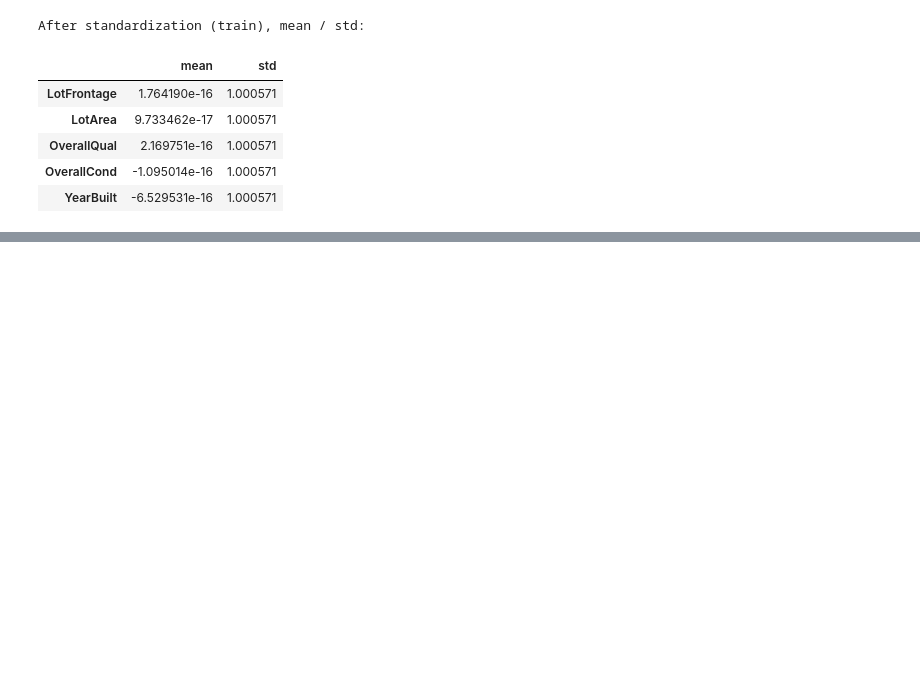
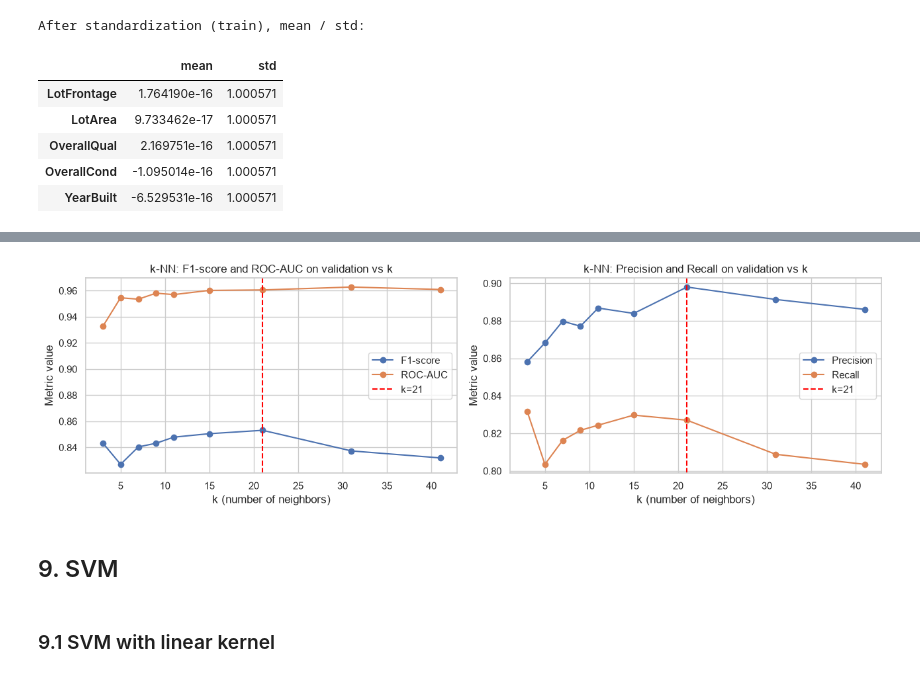
Before and after one commit to anuri-el/Machine-Learning-Technologies, a Jupyter notebook: classification.ipynb, the cells around one changed output, grey strips where cells are left out. Cells and saved outputs as stored; diff of their text form; code cells hidden in the pictures; blank space fills up the shorter version.

```diff
--- a/classification.ipynb
+++ b/classification.ipynb
@@ -293,0 +354,15 @@ After standardization (train), mean / std:
+# %%
+k_values = [3, 5, 7, 9, 11, 15, 21, 31, 41]
+
+knn_results = []
+knn_models = {}
+for k in k_values:
+    model = KNeighborsClassifier(n_neighbors=k)
+    model.fit(X_train_final, y_train_final)
+    knn_models[k] = model
+    m, _, _, _ = evaluate_classifier(model, X_val_final, y_val_final)
+    m['k'] = k
+    knn_results.append(m)
+
+knn_results_df = pd.DataFrame(knn_results)[['k', 'Precision', 'Recall', 'F1-score', 'ROC-AUC', 'Accuracy']]
+knn_results_df
@@ -293,0 +380,7 @@ After standardization (train), mean / std:
+# %%
+best_k = int(knn_results_df.loc[knn_results_df['F1-score'].idxmax(), 'k'])
+print(f"Selected (best by F1-score on validation) value of k: {best_k}")
+
+knn_best = knn_models[best_k]
+knn_val_metrics, knn_val_cm, knn_val_pred, knn_val_proba = evaluate_classifier(knn_best, X_val_final, y_val_final)
+pd.Series(knn_val_metrics).to_frame('validation')
@@ -293,0 +395,27 @@ After standardization (train), mean / std:
+# %%
+fig, axes = plt.subplots(1, 2, figsize=(13, 4))
+axes[0].plot(knn_results_df['k'], knn_results_df['F1-score'], marker='o', label='F1-score')
+axes[0].plot(knn_results_df['k'], knn_results_df['ROC-AUC'], marker='o', label='ROC-AUC')
+axes[0].axvline(best_k, color='red', linestyle='--', label=f'k={best_k}')
+axes[0].set_xlabel('k (number of neighbors)')
+axes[0].set_ylabel('Metric value')
+axes[0].set_title('k-NN: F1-score and ROC-AUC on validation vs k')
+axes[0].legend()
+
+axes[1].plot(knn_results_df['k'], knn_results_df['Precision'], marker='o', label='Precision')
+axes[1].plot(knn_results_df['k'], knn_results_df['Recall'], marker='o', label='Recall')
+axes[1].axvline(best_k, color='red', linestyle='--', label=f'k={best_k}')
+axes[1].set_xlabel('k (number of neighbors)')
+axes[1].set_ylabel('Metric value')
+axes[1].set_title('k-NN: Precision and Recall on validation vs k')
+axes[1].legend()
+
+
+plt.tight_layout()
+plt.show()
+# %% [output]
+[figure, added]
+# %% [markdown]
+## 9. SVM
+# %% [markdown]
+### 9.1 SVM with linear kernel
```
Also changed, not shown: parts of 33 cells of this notebook, 1 other file.
